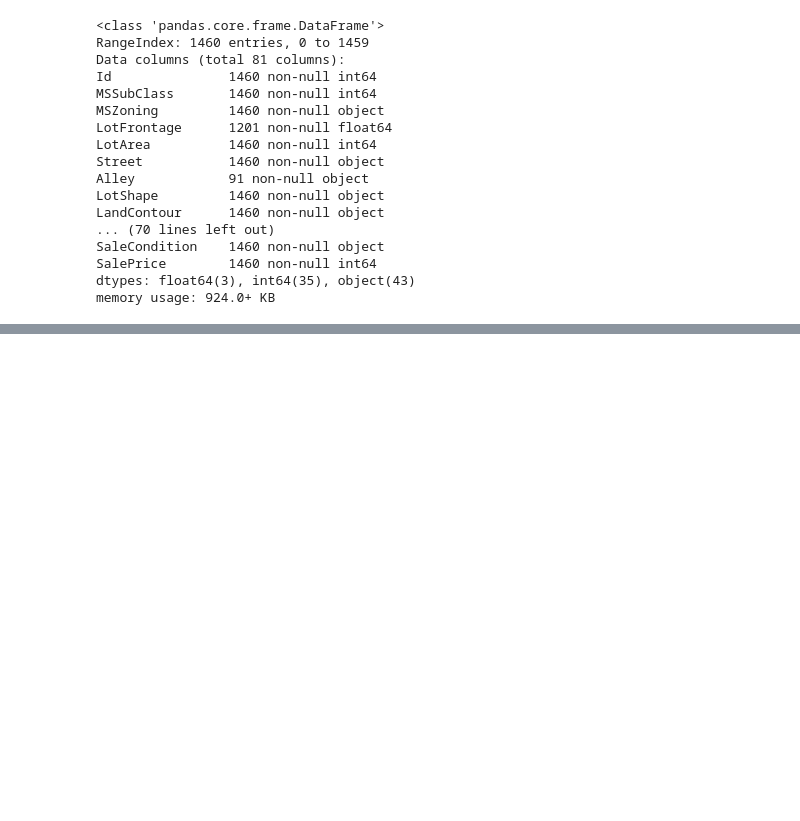
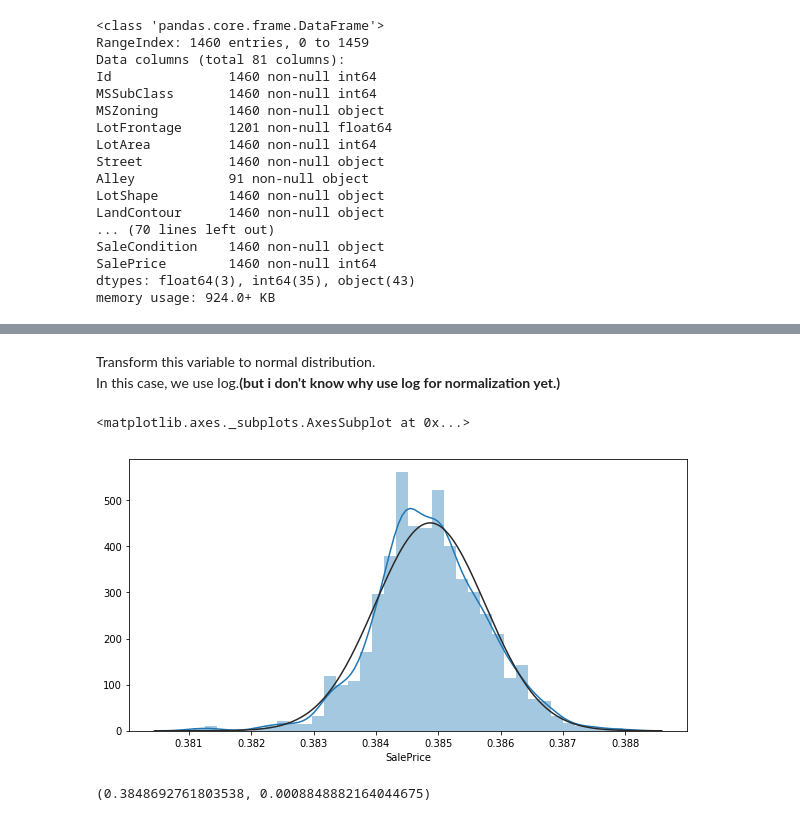
Before and after one commit to gjustin40/Kaggle, a Jupyter notebook: House-Prices/House-Prices.ipynb, the cells around one changed output, grey strips where cells are left out. Cells and saved outputs as stored; diff of their text form; code cells hidden in the pictures; blank space fills up the shorter version.

```diff
--- a/House-Prices/House-Prices.ipynb
+++ b/House-Prices/House-Prices.ipynb
@@ -62,0 +80,18 @@ sns.displot()
+# %% [markdown]
+Transform this variable to normal distribution.<br>
+In this case, we use log.**(but i don't know why use log for normalization yet.)**
+# %%
+# Apply log to variables
+train['SalePrice'] = np.log1p(train['SalePrice'])
+
+# Check if it is applied
+plt.figure(figsize = (10,5))
+sns.distplot(train['SalePrice'], fit = stats.norm)
+# %% [output]
+<matplotlib.axes._subplots.AxesSubplot at 0x...>
+[figure, added]
+# %%
+(mu, sigma) = stats.norm.fit(train['SalePrice'])
+mu, sigma
+# %% [output]
+(0.3848692761803538, 0.0008848882164044675)
```
Also changed, not shown: parts of 8 cells of this notebook.
